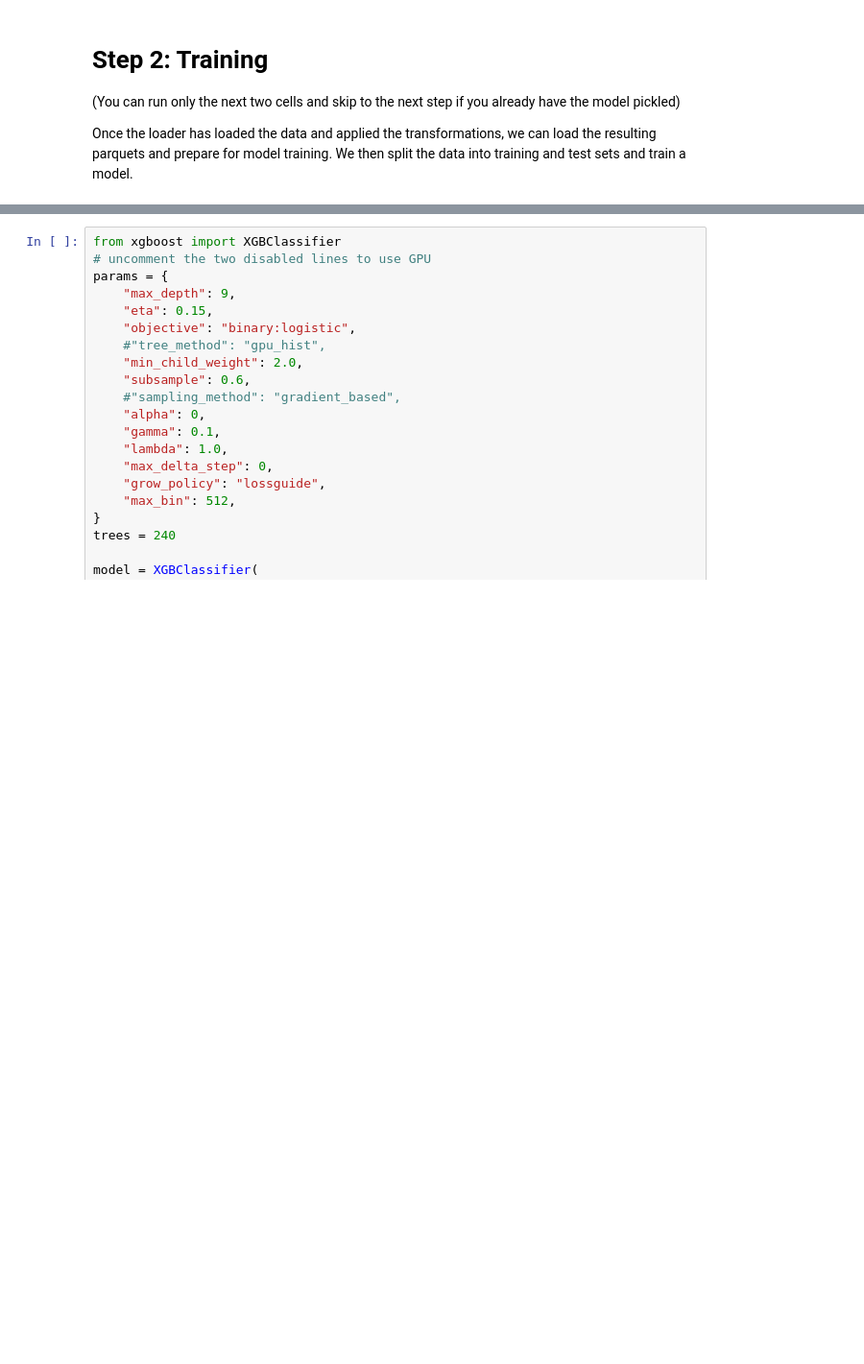
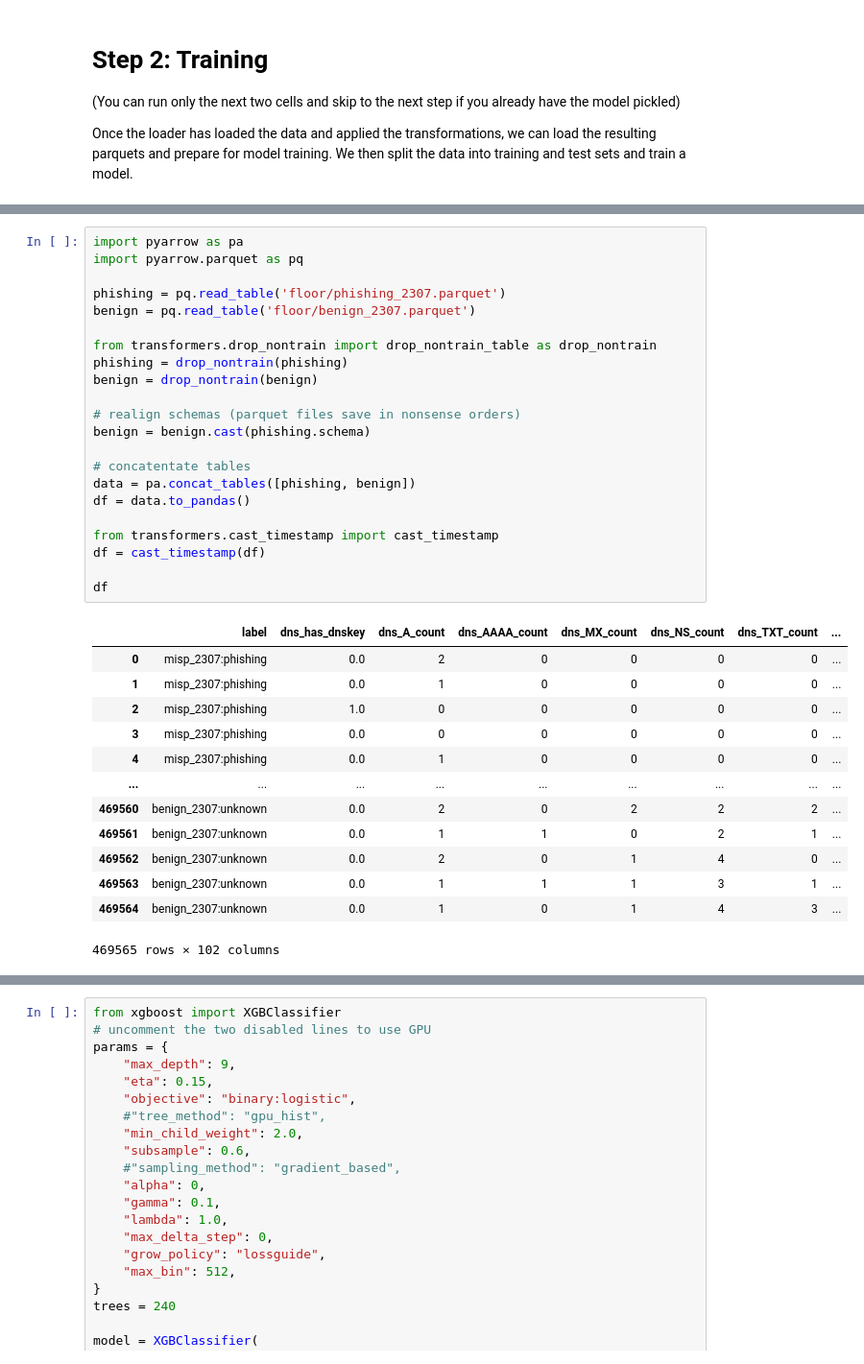
Before and after one commit to OviOvocny/dr-playground, a Jupyter notebook: Playground.ipynb, the cells around one changed output, grey strips where cells are left out. Shown at 96% size. Drawn from its saved outputs; the diff is of its cells as text; blank space fills up the shorter version.

```diff
--- a/Playground.ipynb
+++ b/Playground.ipynb
@@ -65,3 +26,39 @@ df
+# %%
+import pyarrow as pa
+import pyarrow.parquet as pq
+
+phishing = pq.read_table('floor/phishing_2307.parquet')
+benign = pq.read_table('floor/benign_2307.parquet')
+
+from transformers.drop_nontrain import drop_nontrain_table as drop_nontrain
+phishing = drop_nontrain(phishing)
+benign = drop_nontrain(benign)
+
+# realign schemas (parquet files save in nonsense orders)
+benign = benign.cast(phishing.schema)
+
+# concatentate tables
+data = pa.concat_tables([phishing, benign])
+df = data.to_pandas()
+
+from transformers.cast_timestamp import cast_timestamp
+df = cast_timestamp(df)
+
+df
+# %% [output]
+|  | label | dns_has_dnskey | dns_A_count | dns_AAAA_count | dns_MX_count | dns_NS_count | dns_TXT_count | ... |
+| 0 | misp_2307:phishing | 0.0 | 2 | 0 | 0 | 0 | 0 | ... |
+| 1 | misp_2307:phishing | 0.0 | 1 | 0 | 0 | 0 | 0 | ... |
+| 2 | misp_2307:phishing | 1.0 | 0 | 0 | 0 | 0 | 0 | ... |
+| 3 | misp_2307:phishing | 0.0 | 0 | 0 | 0 | 0 | 0 | ... |
+| 4 | misp_2307:phishing | 0.0 | 1 | 0 | 0 | 0 | 0 | ... |
+| ... | ... | ... | ... | ... | ... | ... | ... | ... |
+| 469560 | benign_2307:unknown | 0.0 | 2 | 0 | 2 | 2 | 2 | ... |
+| 469561 | benign_2307:unknown | 0.0 | 1 | 1 | 0 | 2 | 1 | ... |
+| 469562 | benign_2307:unknown | 0.0 | 2 | 0 | 1 | 4 | 0 | ... |
+| 469563 | benign_2307:unknown | 0.0 | 1 | 1 | 1 | 3 | 1 | ... |
+| 469564 | benign_2307:unknown | 0.0 | 1 | 0 | 1 | 4 | 3 | ... |
+469565 rows × 102 columns
 # %%
 # create train and test sets
 from config import Config
```
Also changed, not shown: parts of 9 cells of this notebook, 3 other files.
